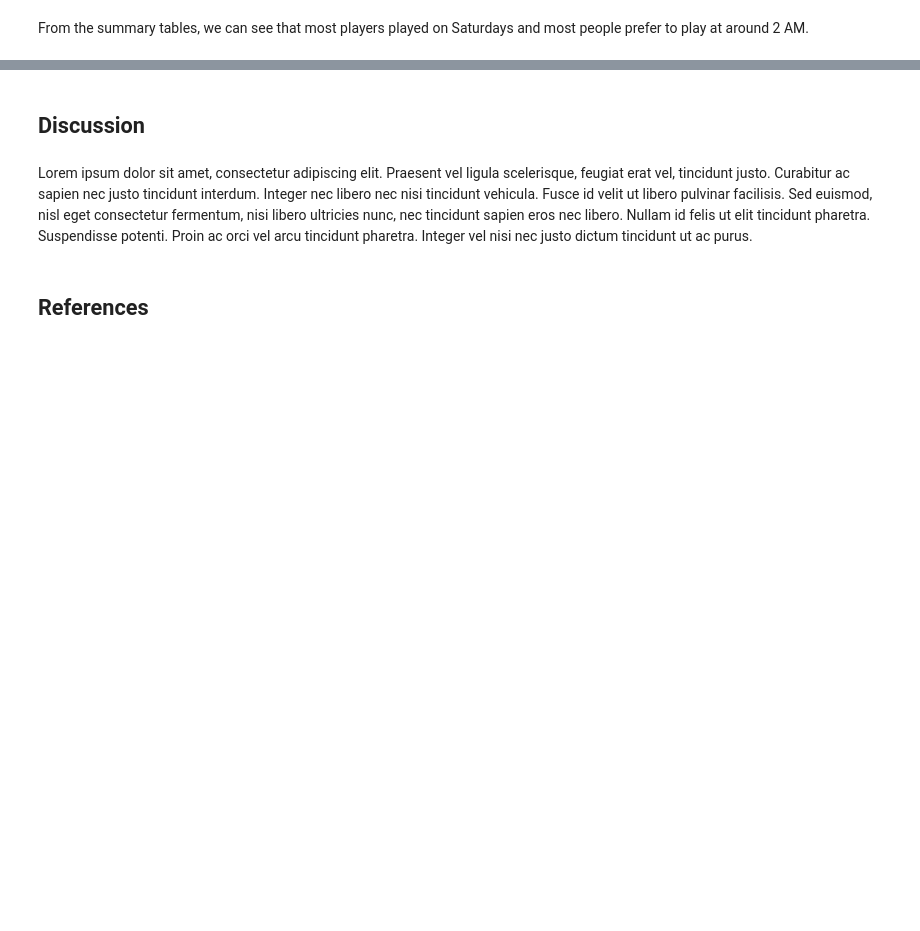
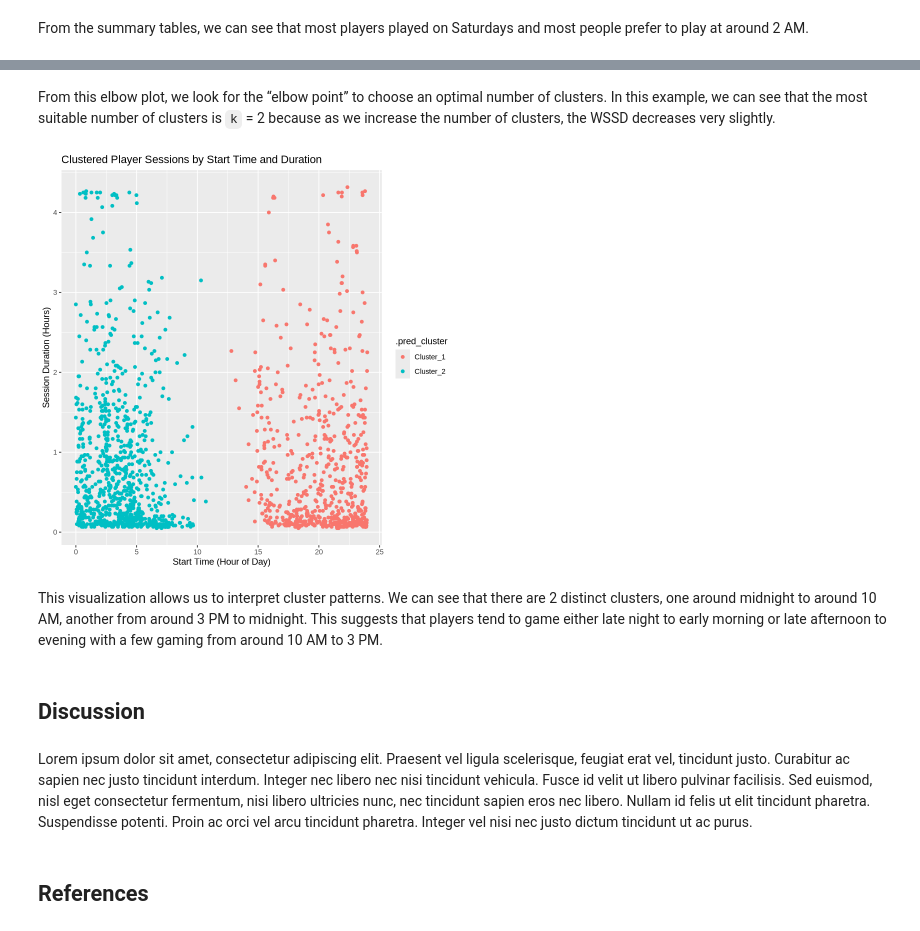
Before and after one commit to sotheasong/dsci100-project, a Jupyter notebook: project.ipynb, the cells around one changed output, grey strips where cells are left out. Cells and saved outputs as stored; diff of their text form; code cells hidden in the pictures; blank space fills up the shorter version.

```diff
--- a/project.ipynb
+++ b/project.ipynb
@@ -147,3 +171,27 @@ Warning message:
+# %% [markdown]
+From this elbow plot, we look for the “elbow point” to choose an optimal number of clusters. In this example, we can see that the most suitable number of clusters is `k` = 2 because as we increase the number of clusters, the WSSD decreases very slightly.
+# %%
+set.seed(123)
+
+sessions_final_kmeans <- k_means(num_clusters = 2) |> set_engine("stats")
+sessions_final_clustering <- workflow() |>
+    add_recipe(recipe) |>
+    add_model(sessions_final_kmeans) |>
+    fit(sessions_clean)
+sessions_final_clusters <- sessions_final_clustering |>
+    augment(sessions_clean)
+
+sessions_final_clusters_plot = sessions_final_clusters |>
+    ggplot(aes(x = start_time_hrs, y = session_duration_mins, color=.pred_cluster)) +
+    geom_point() +
+  scale_x_continuous(name = "Start Time (Hour of Day)") +
+  scale_y_continuous(name = "Session Duration (Hours)") +
+  labs(title = "Clustered Player Sessions by Start Time and Duration")
+sessions_final_clusters_plot
+# %% [output]
+[figure, added]
+# %% [markdown]
+This visualization allows us to interpret cluster patterns. We can see that there are 2 distinct clusters, one around midnight to around 10 AM, another from around 3 PM to midnight. This suggests that players tend to game either late night to early morning or late afternoon to evening with a few gaming from around 10 AM to 3 PM.
 # %% [markdown]
 ## Discussion
 # %% [markdown]
```
Also changed, not shown: parts of 9 cells of this notebook.
